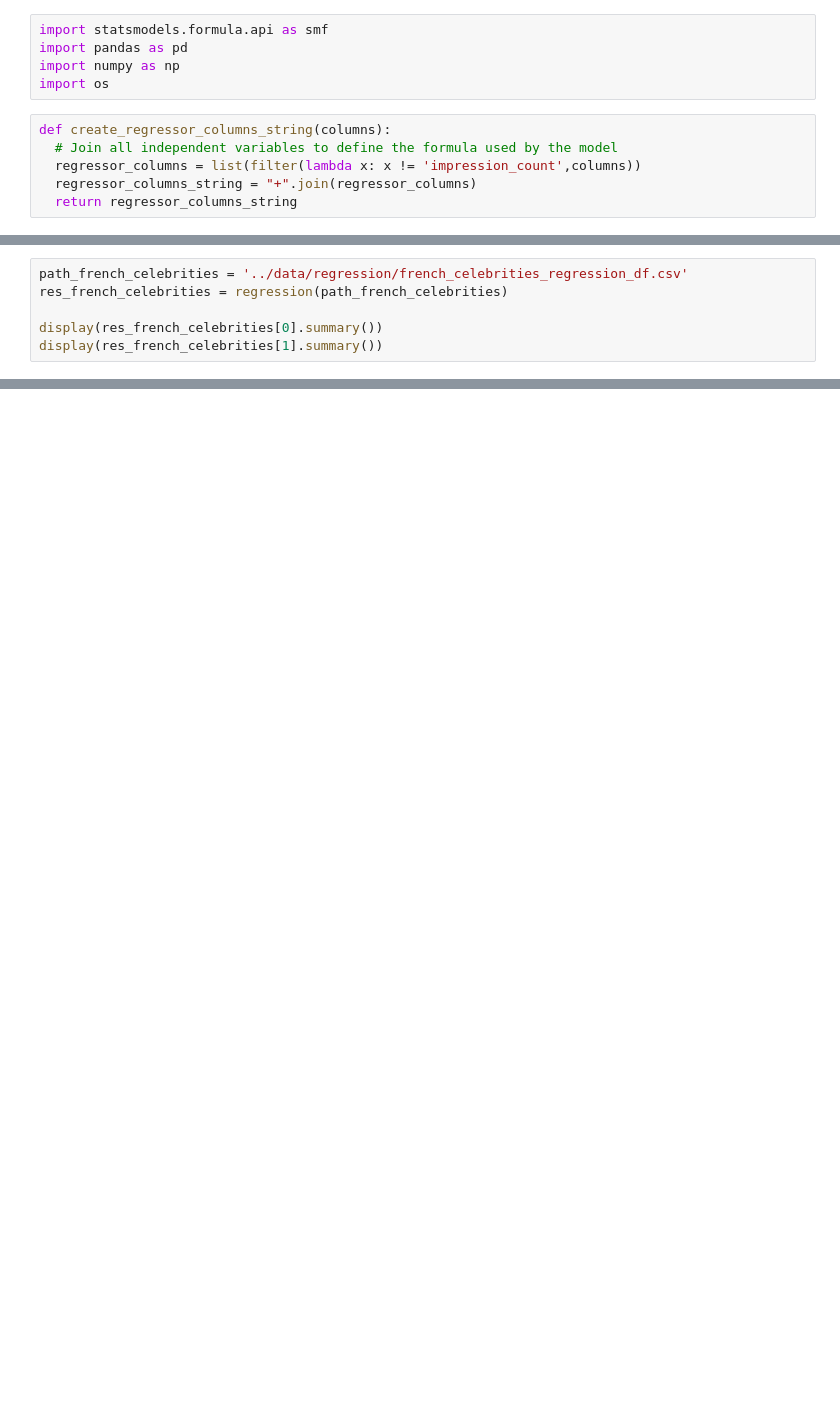
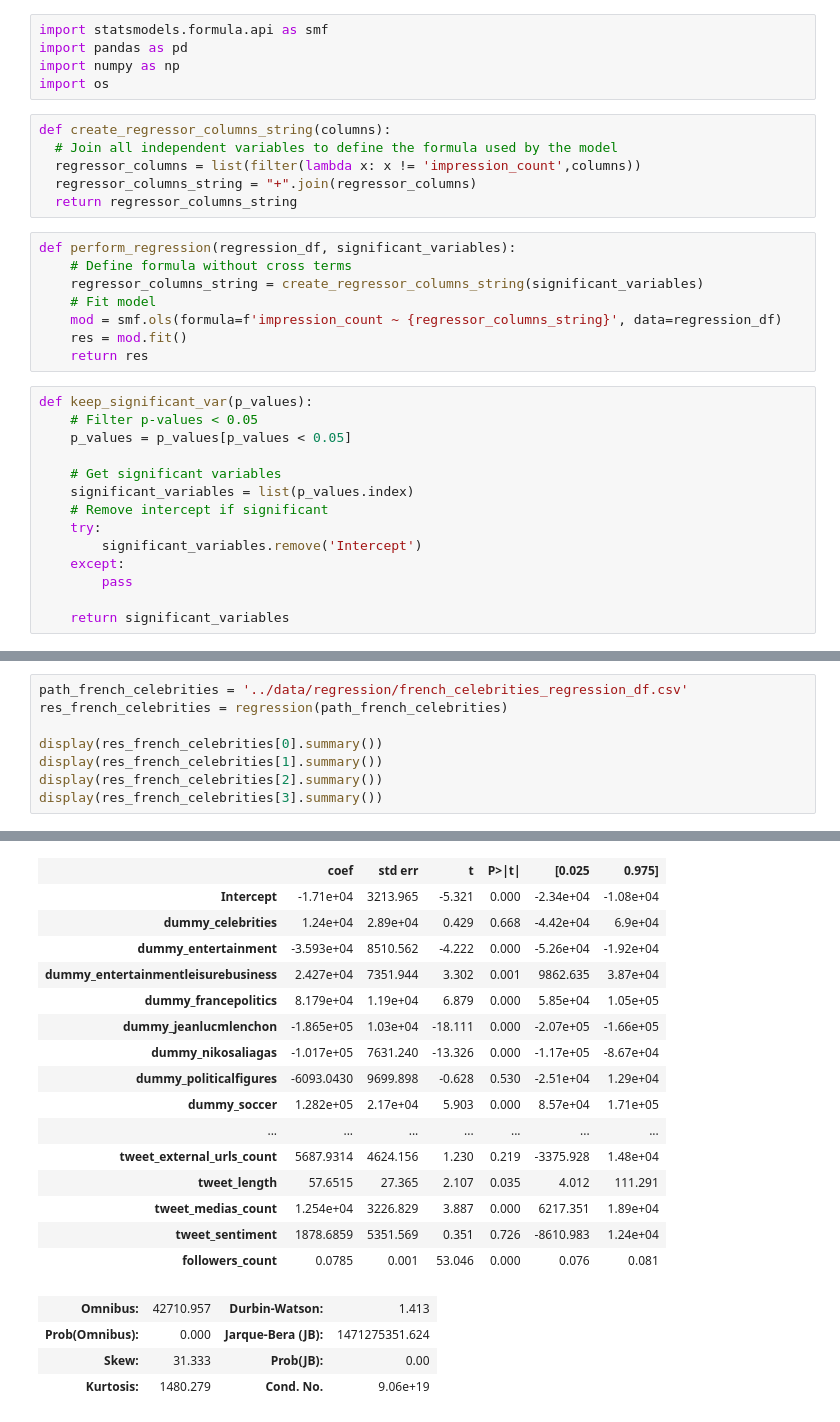
Before and after one commit to abiola123/TwitterAnalysis, a Jupyter notebook: notebooks/06_regression.ipynb, the cells around one changed output, grey strips where cells are left out. Drawn from its saved outputs; the diff is of its cells as text; blank space fills up the shorter version.

Commit message:
add all regression results but french politicians - add script for making regression in html files

```diff
--- a/notebooks/06_regression.ipynb
+++ b/notebooks/06_regression.ipynb
@@ -9,4 +9,26 @@ def create_regressor_columns_string(columns):
   regressor_columns = list(filter(lambda x: x != 'impression_count',columns))
   regressor_columns_string = "+".join(regressor_columns)
   return regressor_columns_string
+# %%
+def perform_regression(regression_df, significant_variables):
+    # Define formula without cross terms
+    regressor_columns_string = create_regressor_columns_string(significant_variables)
+    # Fit model
+    mod = smf.ols(formula=f'impression_count ~ {regressor_columns_string}', data=regression_df)
+    res = mod.fit()
+    return res
+# %%
+def keep_significant_var(p_values):
+    # Filter p-values < 0.05
+    p_values = p_values[p_values < 0.05]
+
+    # Get significant variables
+    significant_variables = list(p_values.index)
+    # Remove intercept if significant
+    try:
+        significant_variables.remove('Intercept')
+    except:
+        pass
+
+    return significant_variables
 # %%
@@ -70,4 +114,6 @@ res_french_celebrities = regression(path_french_celebrities)
 
 display(res_french_celebrities[0].summary())
 display(res_french_celebrities[1].summary())
+display(res_french_celebrities[2].summary())
+display(res_french_celebrities[3].summary())
 # %% [output]
@@ -76,0 +132,20 @@ FileNotFoundError: [Errno 2] No such file or directory: '../data/regression/html
+|  | coef | std err | t | P>|t| | [0.025 | 0.975] |
+| Intercept | -1.71e+04 | 3213.965 | -5.321 | 0.000 | -2.34e+04 | -1.08e+04 |
+| dummy_celebrities | 1.24e+04 | 2.89e+04 | 0.429 | 0.668 | -4.42e+04 | 6.9e+04 |
+| dummy_entertainment | -3.593e+04 | 8510.562 | -4.222 | 0.000 | -5.26e+04 | -1.92e+04 |
+| dummy_entertainmentleisurebusiness | 2.427e+04 | 7351.944 | 3.302 | 0.001 | 9862.635 | 3.87e+04 |
+| dummy_francepolitics | 8.179e+04 | 1.19e+04 | 6.879 | 0.000 | 5.85e+04 | 1.05e+05 |
+| dummy_jeanlucmlenchon | -1.865e+05 | 1.03e+04 | -18.111 | 0.000 | -2.07e+05 | -1.66e+05 |
+| dummy_nikosaliagas | -1.017e+05 | 7631.240 | -13.326 | 0.000 | -1.17e+05 | -8.67e+04 |
+| dummy_politicalfigures | -6093.0430 | 9699.898 | -0.628 | 0.530 | -2.51e+04 | 1.29e+04 |
+| dummy_soccer | 1.282e+05 | 2.17e+04 | 5.903 | 0.000 | 8.57e+04 | 1.71e+05 |
+| ... | ... | ... | ... | ... | ... | ... |
+| tweet_external_urls_count | 5687.9314 | 4624.156 | 1.230 | 0.219 | -3375.928 | 1.48e+04 |
+| tweet_length | 57.6515 | 27.365 | 2.107 | 0.035 | 4.012 | 111.291 |
+| tweet_medias_count | 1.254e+04 | 3226.829 | 3.887 | 0.000 | 6217.351 | 1.89e+04 |
+| tweet_sentiment | 1878.6859 | 5351.569 | 0.351 | 0.726 | -8610.983 | 1.24e+04 |
+| followers_count | 0.0785 | 0.001 | 53.046 | 0.000 | 0.076 | 0.081 |
+| Omnibus: | 42710.957 | Durbin-Watson: | 1.413 |
+| Prob(Omnibus): | 0.000 | Jarque-Bera (JB): | 1471275351.624 |
+| Skew: | 31.333 | Prob(JB): | 0.00 |
+| Kurtosis: | 1480.279 | Cond. No. | 9.06e+19 |
```
Also changed, not shown: parts of 3 cells of this notebook, 15 other files.
